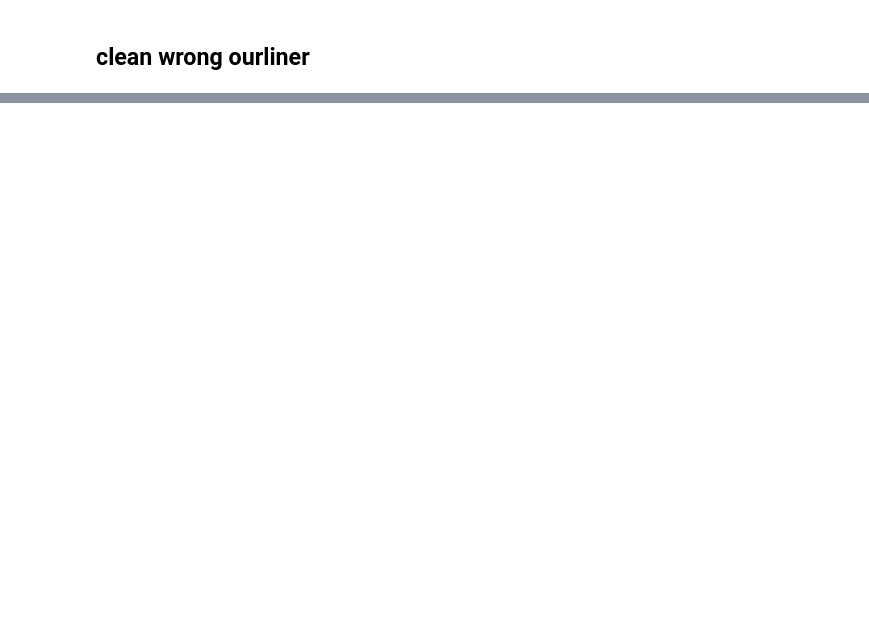
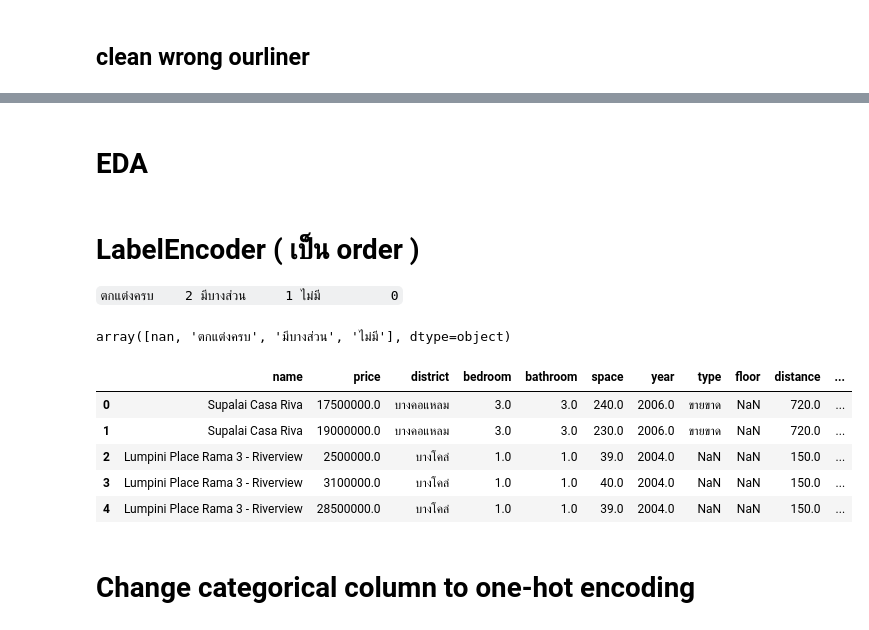
Before and after one commit to Comrade26/Condo_project, a Jupyter notebook: new_test/test.ipynb, the cells around one changed output, grey strips where cells are left out. Cells and saved outputs as stored; diff of their text form; code cells hidden in the pictures; blank space fills up the shorter version.

```diff
--- a/new_test/test.ipynb
+++ b/new_test/test.ipynb
@@ -162,0 +196,18 @@ set(combined_list)
+# %%
+district_name = {'The Met Sathorn' : 'ทุ่งมหาเมฆ',
+ 'ASHTON Silom : แอชตัน สีลม' : 'สุริยวงศ์',
+ 'Nara 9 สาทร-นราธิวาส': 'ทุ่งมหาเมฆ',
+ 'StarView Rama 3' : 'บางโคล่',
+ 'Villa Sathorn':'คลองต้นไทร',
+ 'The Park Chidlom' : 'ลุมพินี',
+ r'M สีลม \(เอ็ม สีลม\)' : 'สุริยวงศ์',
+ 'Supalai Premier Ratchada-Narathiwas-Sathorn : ศุภาลัย พรีเมียร์ รัชดาฯ-นราธิวาส-สาทร' : 'ช่องนนทรี',
+ r'Baan Nonsi \(บ้านนนทรี\)' : 'ช่องนนทรี',
+ r'CU Terrace \(ระเบียงจามจุรี\)' : 'วังใหม่',
+ 'ปทุมวัน โอเอซิส คอนโดมิเนียม' : 'วังใหม่',
+ 'สุพรีม คลาสิค คอนโดมิเนียม' : 'ทุ่งมหาเมฆ'
+ }
+for key in district_name:
+    df.loc[df['district'].str.contains(key), 'district'] = district_name[key]
+
+df['district'].value_counts()
@@ -162,0 +232,2 @@ set(combined_list)
+# %% [markdown]
+# EDA
@@ -162,0 +236,27 @@ set(combined_list)
+# %% [markdown]
+# LabelEncoder ( เป็น order )
+
+`ตกแต่งครบ    2
+มีบางส่วน     1
+ไม่มี         0`
+# %%
+df['furniture'].unique()
+# %% [output]
+array([nan, 'ตกแต่งครบ', 'มีบางส่วน', 'ไม่มี'], dtype=object)
+# %%
+import pandas as pd
+
+furniture = {'ตกแต่งครบ' : 2, 'มีบางส่วน' : 1, 'ไม่มี' : 0}
+
+df['furniture_encoded'] = df['furniture'].map(furniture)
+df = df.drop('furniture', axis =1 )
+df.head(5)
+# %% [output]
+|  | name | price | district | bedroom | bathroom | space | year | type | floor | distance | ... |
+| 0 | Supalai Casa Riva | 17500000.0 | บางคอแหลม | 3.0 | 3.0 | 240.0 | 2006.0 | ขายขาด | NaN | 720.0 | ... |
+| 1 | Supalai Casa Riva | 19000000.0 | บางคอแหลม | 3.0 | 3.0 | 230.0 | 2006.0 | ขายขาด | NaN | 720.0 | ... |
+| 2 | Lumpini Place Rama 3 - Riverview | 2500000.0 | บางโคล่ | 1.0 | 1.0 | 39.0 | 2004.0 | NaN | NaN | 150.0 | ... |
+| 3 | Lumpini Place Rama 3 - Riverview | 3100000.0 | บางโคล่ | 1.0 | 1.0 | 40.0 | 2004.0 | NaN | NaN | 150.0 | ... |
+| 4 | Lumpini Place Rama 3 - Riverview | 28500000.0 | บางโคล่ | 1.0 | 1.0 | 39.0 | 2004.0 | NaN | NaN | 150.0 | ... |
+# %% [markdown]
+# Change categorical column to one-hot encoding
```
Also changed, not shown: parts of 46 cells of this notebook.
